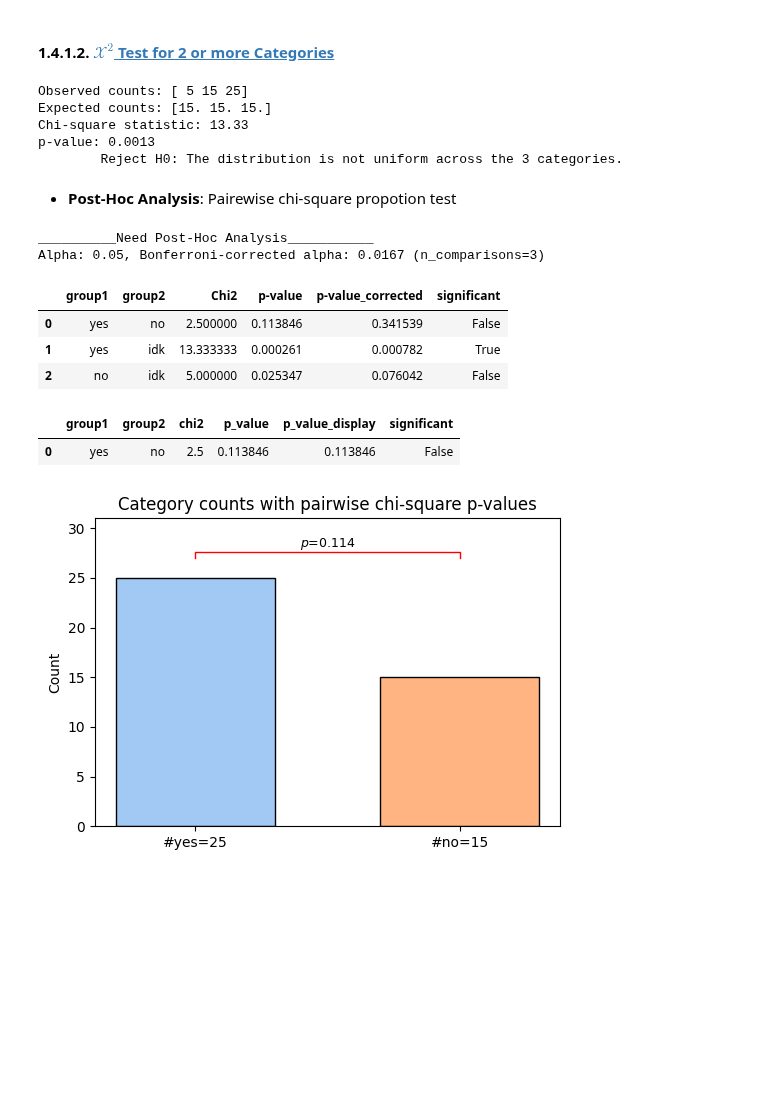
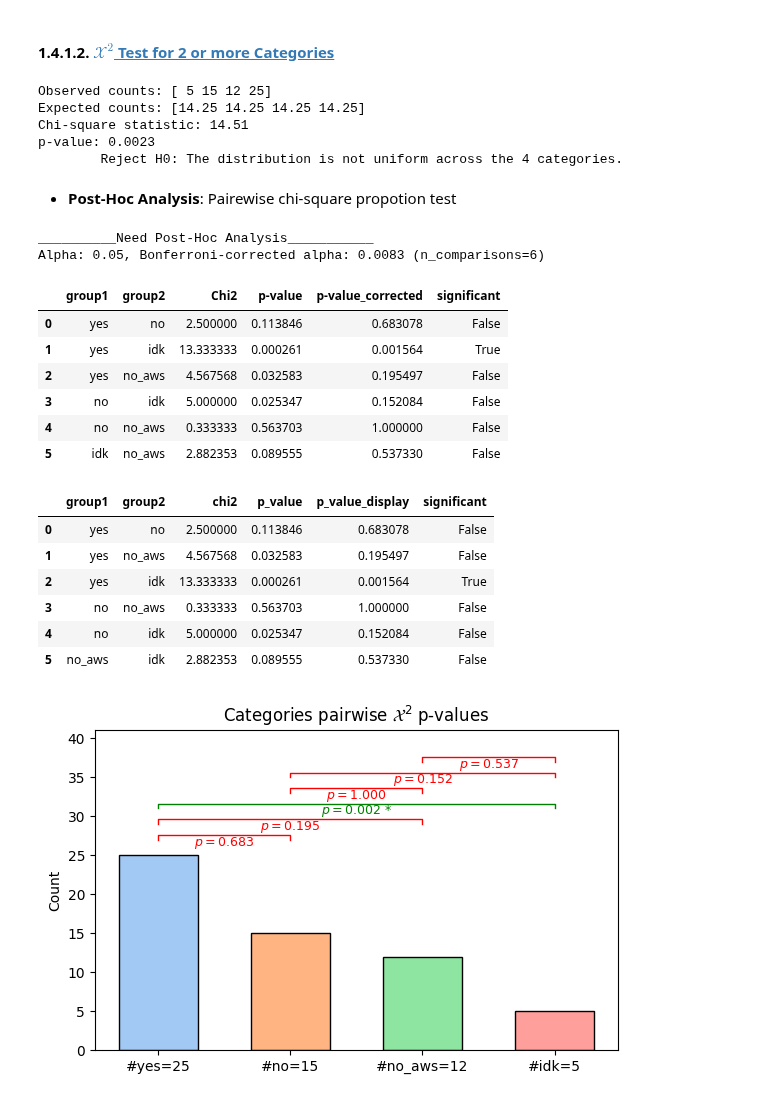
Before and after one commit to rammah83/Statistical_tasks, a Jupyter notebook: cat_1_var.ipynb, the cells around one changed output. Cells and saved outputs as stored; diff of their text form; code cells hidden in the pictures; blank space fills up the shorter version.

```diff
--- a/cat_1_var.ipynb
+++ b/cat_1_var.ipynb
@@ -57,7 +53,7 @@ data = df.copy()
 X = data.values.flatten()
 n = 50
 X = np.random.choice(['yes', 'no'], size=n, p=[22/50, 28/50])
-X = ['yes'] * 25 + ['no'] * 15 + ['idk'] * 5
+X = ['yes'] * 25 + ['no'] * 15 + ['idk'] * 5 + ["no_aws"] * 12
 X= np.array(X, dtype='object')
 # %%
 summary_stats = pd.Series(X).describe()
@@ -221,11 +217,11 @@ if n_cat >= 2:
 else:
     print("Chisquare test is inadapted")
 # %% [output]
-Observed counts: [ 5 15 25]
-Expected counts: [15. 15. 15.]
-Chi-square statistic: 13.33
-p-value: 0.0013
-        Reject H0: The distribution is not uniform across the 3 categories.
+Observed counts: [ 5 15 12 25]
+Expected counts: [14.25 14.25 14.25 14.25]
+Chi-square statistic: 14.51
+p-value: 0.0023
+        Reject H0: The distribution is not uniform across the 4 categories.
 # %% [markdown]
 * **Post-Hoc Analysis**: Pairewise chi-square propotion test
 # %%
@@ -249,7 +245,7 @@ if p_value < alpha:
     results = []
     for cat1, cat2 in combinations(counts.keys(), 2):
         obs = [counts[cat1], counts[cat2]]
-        chi2, pval = chisquare(obs)
+        chi2, pval = stats.chisquare(obs)
         results.append({
 			'group1': cat1,
 			'group2': cat2,
@@ -265,11 +261,14 @@ else:
     print("No need to do Post-Hoc Analysis because p-value is not significant")
 # %% [output]
 __________Need Post-Hoc Analysis___________
-Alpha: 0.05, Bonferroni-corrected alpha: 0.0167 (n_comparisons=3)
+Alpha: 0.05, Bonferroni-corrected alpha: 0.0083 (n_comparisons=6)
 |  | group1 | group2 | Chi2 | p-value | p-value_corrected | significant |
-| 0 | yes | no | 2.500000 | 0.113846 | 0.341539 | False |
-| 1 | yes | idk | 13.333333 | 0.000261 | 0.000782 | True |
-| 2 | no | idk | 5.000000 | 0.025347 | 0.076042 | False |
+| 0 | yes | no | 2.500000 | 0.113846 | 0.683078 | False |
+| 1 | yes | idk | 13.333333 | 0.000261 | 0.001564 | True |
+| 2 | yes | no_aws | 4.567568 | 0.032583 | 0.195497 | False |
+| 3 | no | idk | 5.000000 | 0.025347 | 0.152084 | False |
+| 4 | no | no_aws | 0.333333 | 0.563703 | 1.000000 | False |
+| 5 | idk | no_aws | 2.882353 | 0.089555 | 0.537330 | False |
 # %%
 
 def plot_category_counts_with_pvalues(
@@ -278,7 +277,7 @@ def plot_category_counts_with_pvalues(
     correction="bonferroni",
     ax=None,
     palette=None,
-    title="Category counts with pairwise chi-square p-values",
+    title="Categories pairwise $\mathcal{X}^2$ p-values",
 ):
     """Plot category counts and annotate pairwise chi-square p-values."""
     if isinstance(X, pd.Series):
@@ -316,7 +315,7 @@ def plot_category_counts_with_pvalues(
         y_step = max(y_max * 0.08, 0.5)
         for idx, (cat1, cat2) in enumerate(combos):
             observed = counts.loc[[cat1, cat2]].values
-            chi2, pval = chisquare(observed)
+            chi2, pval = stats.chisquare(observed)
             if correction and correction.lower() == "bonferroni":
                 pval_display = min(pval * n_comparisons, 1.0)
             else:
@@ -331,35 +330,42 @@ def plot_category_counts_with_pvalues(
                     "p_value_display": pval_display,
                     "significant": is_sig,
                 }
             )
             x1 = categories.index(cat1)
             x2 = categories.index(cat2)
             y = y_max + y_step * (idx + 1)
             ax.plot(
                 [x1, x1, x2, x2],
                 [y, y + y_step * 0.3, y + y_step * 0.3, y],
                 color="green" if is_sig else "red",
                 linewidth=1,
             )
-            label = f"$p$={pval_display:.3f}"
+            label = f"$p={pval_display:.3f}$"
             if is_sig:
                 label += " *"
             ax.text(
                 (x1 + x2) / 2,
-                y + y_step * 0.3,
+                y - y_step * 0.7,
                 label,
+                color="green" if is_sig else "red",
                 ha="center",
                 va="bottom",
                 fontsize=9,
             )
         ax.set_ylim(0, y_max + y_step * (len(combos) + 2))
     else:
         ax.set_ylim(0, counts.max() * 1.1)
     df_results = pd.DataFrame(results)
+    fig.tight_layout()
     return fig, ax, df_results
-fig, ax, posthoc = plot_category_counts_with_pvalues(X[X!='idk'], alpha=0.05)
+fig, ax, posthoc = plot_category_counts_with_pvalues(X[:], alpha=0.05)
 display(posthoc)
 # %% [output]
 |  | group1 | group2 | chi2 | p_value | p_value_display | significant |
-| 0 | yes | no | 2.5 | 0.113846 | 0.113846 | False |
+| 0 | yes | no | 2.500000 | 0.113846 | 0.683078 | False |
+| 1 | yes | no_aws | 4.567568 | 0.032583 | 0.195497 | False |
+| 2 | yes | idk | 13.333333 | 0.000261 | 0.001564 | True |
+| 3 | no | no_aws | 0.333333 | 0.563703 | 1.000000 | False |
+| 4 | no | idk | 5.000000 | 0.025347 | 0.152084 | False |
+| 5 | no_aws | idk | 2.882353 | 0.089555 | 0.537330 | False |
-[figure, old version]
+[figure, new version]
```
Also changed, not shown: parts of 4 cells of this notebook.
